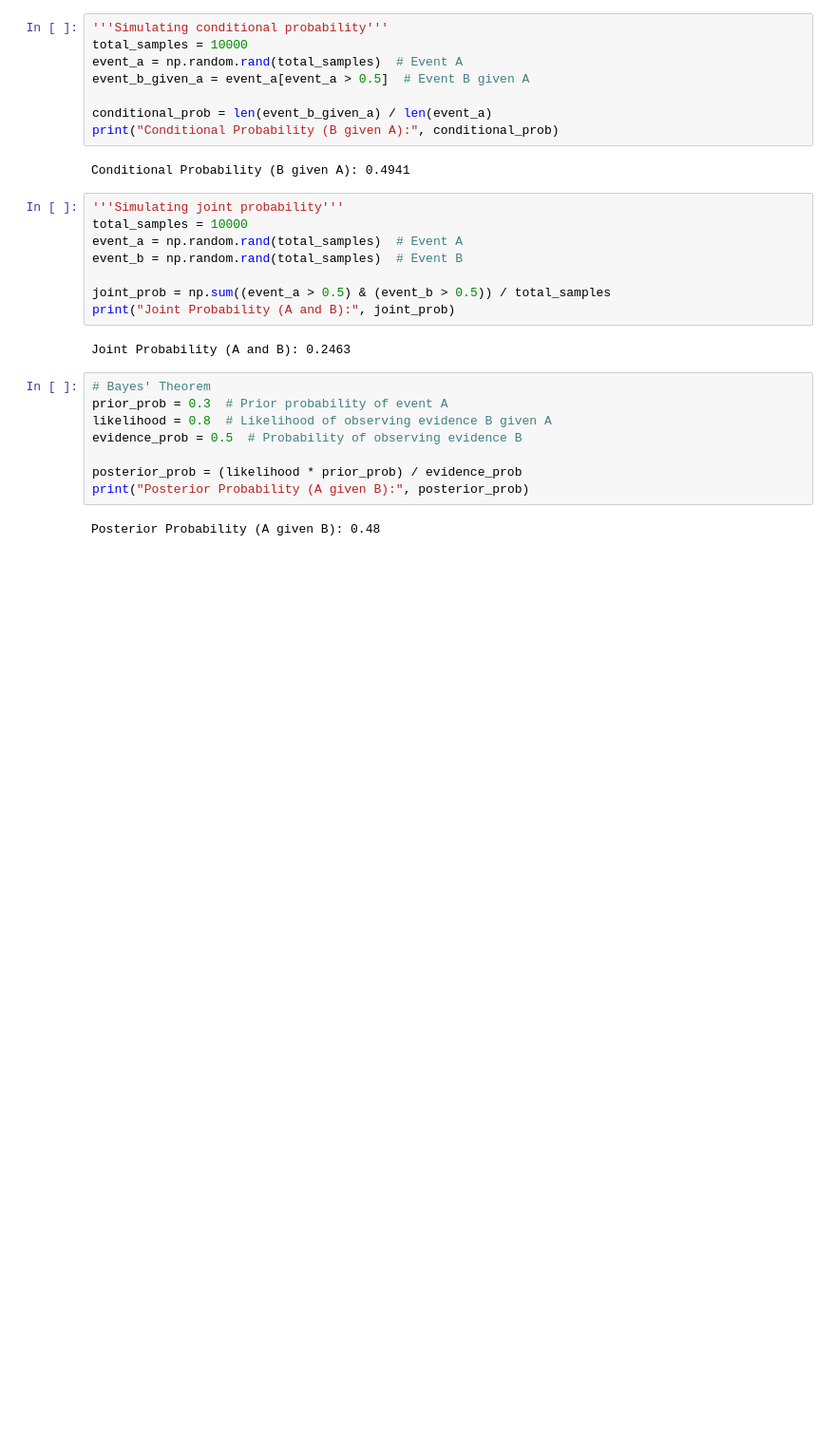
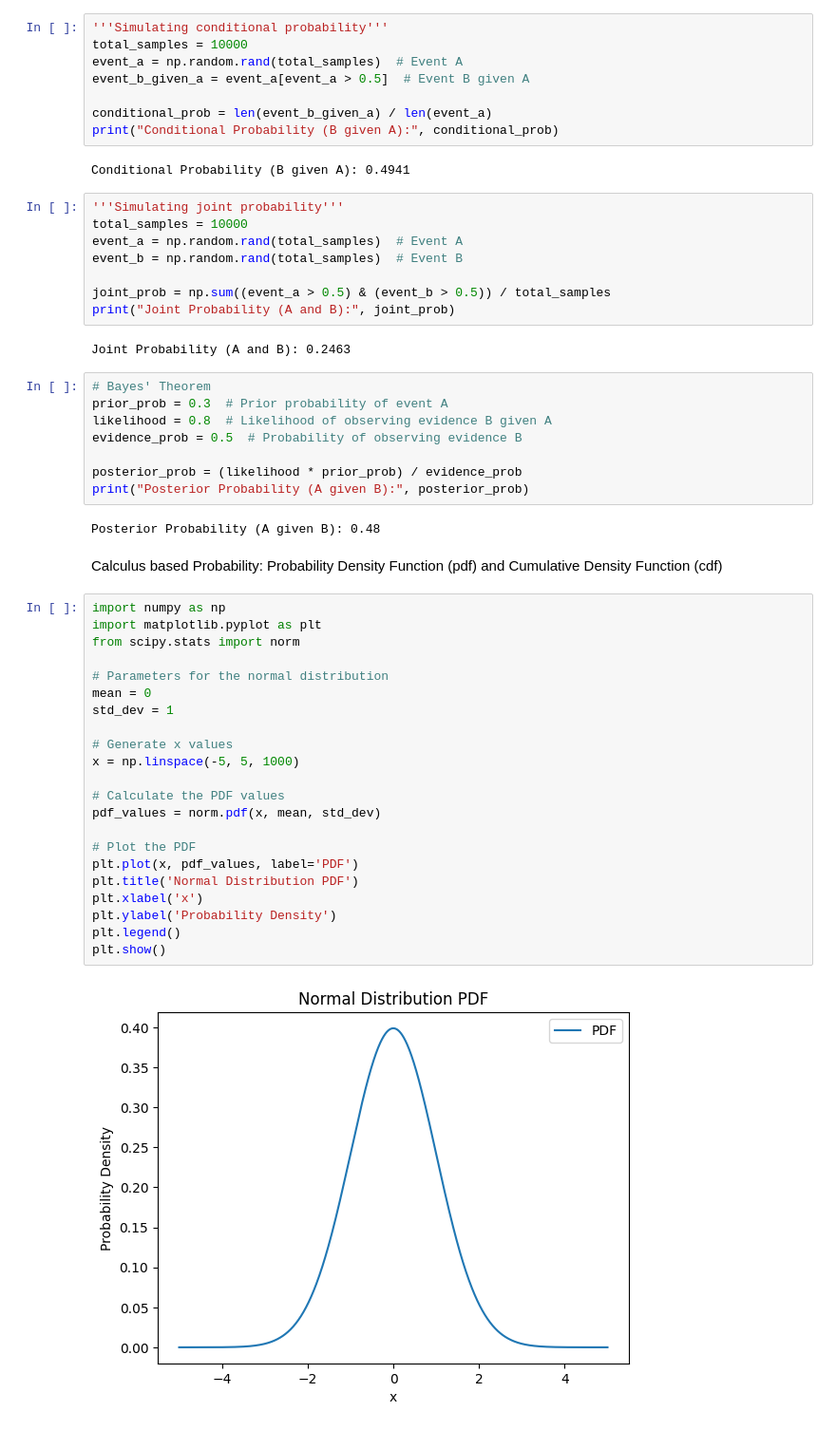
Before and after one commit to Prithviraj97/ForageCognizant, a Jupyter notebook: Probability_Python/advancedProb.ipynb, the cells around one changed output. Shown at 95% size. Drawn from its saved outputs; the diff is of its cells as text; blank space fills up the shorter version.

Commit message:
normal distribution pdf

```diff
--- a/Probability_Python/advancedProb.ipynb
+++ b/Probability_Python/advancedProb.ipynb
@@ -52,3 +52,29 @@ posterior_prob = (likelihood * prior_prob) / evidence_prob
 print("Posterior Probability (A given B):", posterior_prob)
 # %% [output]
 Posterior Probability (A given B): 0.48
+# %% [markdown]
+Calculus based Probability: Probability Density Function (pdf) and Cumulative Density Function (cdf)
+# %%
+import numpy as np
+import matplotlib.pyplot as plt
+from scipy.stats import norm
+
+# Parameters for the normal distribution
+mean = 0
+std_dev = 1
+
+# Generate x values
+x = np.linspace(-5, 5, 1000)
+
+# Calculate the PDF values
+pdf_values = norm.pdf(x, mean, std_dev)
+
+# Plot the PDF
+plt.plot(x, pdf_values, label='PDF')
+plt.title('Normal Distribution PDF')
+plt.xlabel('x')
+plt.ylabel('Probability Density')
+plt.legend()
+plt.show()
+# %% [output]
+[figure, added]
```
